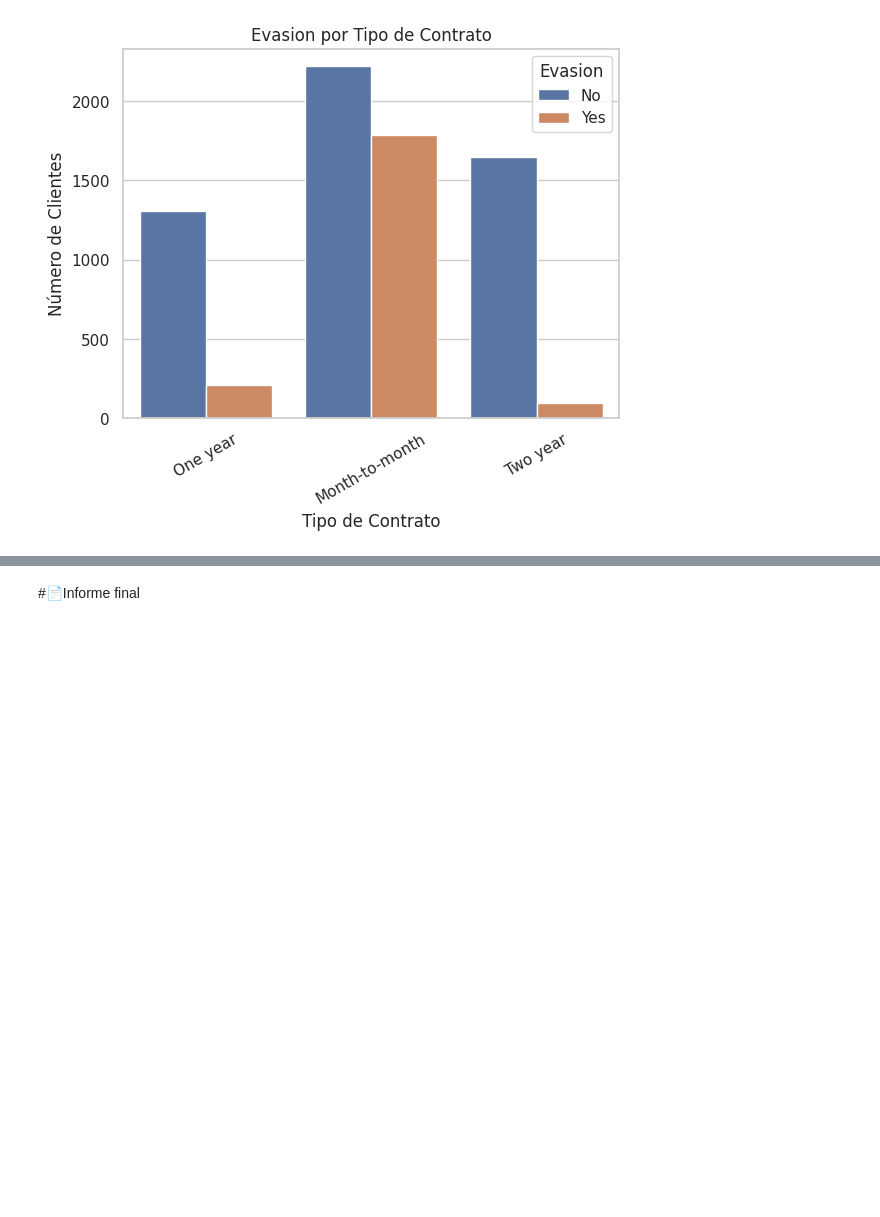
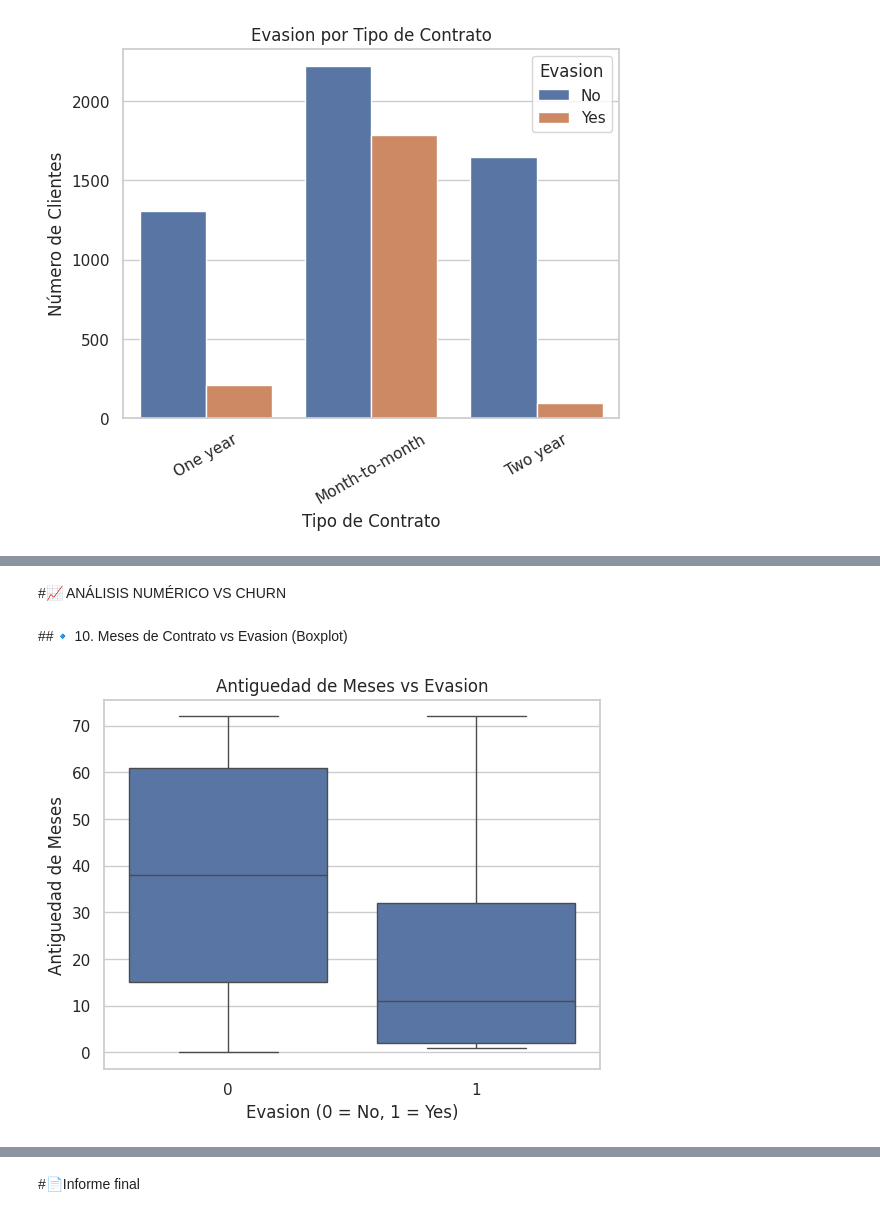
Before and after one commit to AnayLuna/CHALLENGUER-TELECOMX_SEGUNDO_DESAFIO_ANA, a Jupyter notebook: TelecomX_SEGUNDO_DESAFIO_ANA.ipynb, the cells around one changed output, grey strips where cells are left out. Drawn from its saved outputs; the diff is of its cells as text; code cells hidden in the pictures; blank space fills up the shorter version.

```diff
--- a/TelecomX_SEGUNDO_DESAFIO_ANA.ipynb
+++ b/TelecomX_SEGUNDO_DESAFIO_ANA.ipynb
@@ -295,0 +306,12 @@ plt.show()
+# %% [markdown]
+#📈 ANÁLISIS NUMÉRICO VS CHURN
+# %% [markdown]
+##🔹 10. Meses de Contrato vs Evasion (Boxplot)
+# %%
+sns.boxplot(data=datos, x="Evasion", y="Antiguedad_Meses")
+plt.title("Antiguedad de Meses vs Evasion")
+plt.xlabel("Evasion (0 = No, 1 = Yes)")
+plt.ylabel("Antiguedad de Meses")
+plt.show()
+# %% [output]
+[figure, added]
```
Also changed, not shown: parts of 13 cells of this notebook.
